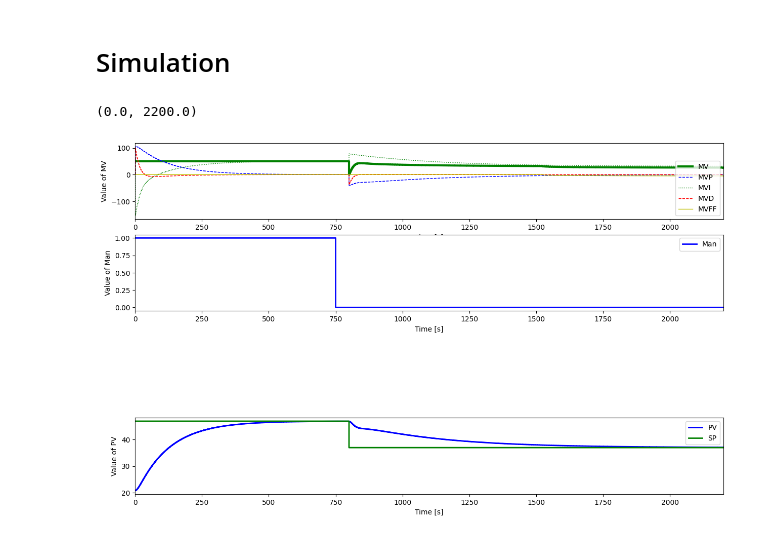
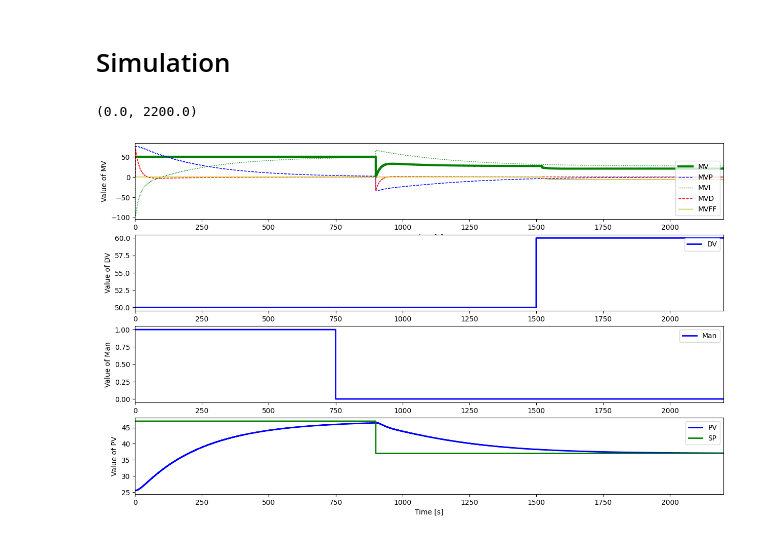
Before and after one commit to CorThibaut/Control-Theory-2024, a Jupyter notebook: Simulation_CLP_PID_FF.ipynb, the cells around one changed output. Saved outputs shown, nothing was run; the diff lists cells and outputs as text; code cells hidden in the pictures.

```diff
--- a/Simulation_CLP_PID_FF.ipynb
+++ b/Simulation_CLP_PID_FF.ipynb
@@ -23,10 +23,10 @@ MV0 = 50
 DV0 = 50
 PV0 = 47
 
-Kp_SOPDTOPT= 0.4306576253666714
-T1_SOPDTOPT= 238.7362471589338
-T2_SOPDTOPT= 15.201603494821217
-Theta_SOPDTOPT= 3.1282416191455016
+Kp= 0.4306576253666714
+T1= 238.7362471589338
+T2= 15.201603494821217
+thetap= 3.1282416191455016
 # Kp_SOPDTOPT= 0.58
 # T1_SOPDTOPT= 130.0
 # T2_SOPDTOPT= 35.0
@@ -41,15 +41,15 @@ thetad = 24.98008542056998
 P = Process({})
 P.parameters['Kp'] = Kp
 P.parameters['Tlead1'] = 0
-P.parameters['Tlag1'] = T1_SOPDTOPT
-P.parameters['Tlag2'] = T2_SOPDTOPT
-P.parameters['theta'] = Theta_SOPDTOPT
+P.parameters['Tlag1'] = T1
+P.parameters['Tlag2'] = T2
+P.parameters['theta'] = thetad
 P.parameters['nInt'] = 0
 
 
 
 gamma = 0.6
-Kc, Ti, Td = IMCTuning(Kp_SOPDTOPT, T1_SOPDTOPT, T2_SOPDTOPT, Theta_SOPDTOPT, gamma, 'SOPDT')
+Kc, Ti, Td = IMCTuning(Kp, T1, T2, thetad, gamma, 'SOPDT')
 
 alpha = 1
 MVMin = 0
@@ -84,7 +84,7 @@ MVMax = 100
 # Scenario 4
 ManPath = {0: True, 750: False, TSim: False}
 MVManPath = {0: MV0, TSim: MV0}
-SPPath = {0: PV0, 800: PV0-10, TSim: PV0-10}
+SPPath = {0: PV0, 900: PV0-10, TSim: PV0-10}
 DVPath = {0: DV0, 1500: DV0+10, TSim : DV0+10}
 ActivateFF = True
 ManFF = False
@@ -125,11 +125,11 @@ for i in range(0,N):
 
     # Feedforward
     Delay_RT(DV - DV0*np.ones_like(DV),np.max([thetad-thetap,0]),Ts,MVFFDelay)
-    LL_RT(MVFFDelay,-(Kd/Kp),T1p,T1d,Ts,MVFFLL1)
+    LL_RT(MVFFDelay,-(Kd/Kp),T1,T1d,Ts,MVFFLL1)
     if ActivateFF:
-        LL_RT(MVFFLL1,1,T2p,T2d,Ts,MVFF)
+        LL_RT(MVFFLL1,1,T2,T2d,Ts,MVFF)
     else:
-        LL_RT(MVFFLL1,0,T2p,T2d,Ts,MVFF)
+        LL_RT(MVFFLL1,0,T2,T2d,Ts,MVFF)
 
     #PID controller
     SelectPath_RT(ManPath,t,Man)
@@ -140,8 +140,8 @@ for i in range(0,N):
 
     #Input-output dynamics P(s)
     Delay_RT(MV,thetap,Ts,MVDelayp,MV0)
-    FO_RT(MVDelayp,Kp,T1p,Ts,PV1p,0)
-    FO_RT(PV1p,1,T2p,Ts,PV2p,0)
+    FO_RT(MVDelayp,Kp,T1,Ts,PV1p,0)
+    FO_RT(PV1p,1,T2,Ts,PV2p,0)
 
     # Disturbance dynamics D(s)
     Delay_RT(DV - DV0*np.ones_like(DV),thetad,Ts,MVDelayd,0)
@@ -152,38 +152,38 @@ for i in range(0,N):
 
 plt.figure(figsize = (15,9))
 
 plt.subplot(4,1,1)
 plt.step(t,MV,'g-',linewidth=3, label='MV',where='post')
 plt.step(t,MVP,'b--',linewidth=1, label='MVP',where='post')
 plt.step(t,MVI,'g:',linewidth=1, label='MVI',where='post')
 plt.step(t,MVD,'r--',linewidth=1, label='MVD',where='post')
 plt.step(t,MVFF,'y-',linewidth=1, label='MVFF',where='post')
 plt.ylabel('Value of MV')
 plt.xlabel('Time [s]')
 plt.legend(loc='lower right')
 plt.xlim([0, TSim])
 
-# plt.subplot(4,1,2)
-# plt.step(t,E,'b-',linewidth=2, label='E',where='post')
-# plt.ylabel('Value of E')
-# plt.xlabel('Time [s]')
-# plt.legend(loc='best')
-# plt.xlim([0, TSim])
+plt.subplot(4,1,2)
+plt.step(t,DV,'b-',linewidth=2, label='DV',where='post')
+plt.ylabel('Value of DV')
+plt.xlabel('Time [s]')
+plt.legend(loc='best')
+plt.xlim([0, TSim])
 
-plt.subplot(4,1,2)
+plt.subplot(4,1,3)
 plt.step(t,Man,'b-',linewidth=2, label='Man',where='post')
 plt.ylabel('Value of Man')
 plt.xlabel('Time [s]')
 plt.legend(loc='best')
 plt.xlim([0, TSim])
 
 plt.subplot(4,1,4)
 plt.step(t,PV,'b-',linewidth=2, label='PV',where='post')
 plt.step(t,SP,'g-',linewidth=2, label='SP',where='post')
 plt.ylabel('Value of PV')
 plt.xlabel('Time [s]')
 plt.legend(loc='best')
 plt.xlim([0, TSim])
 # %% [output]
 (0.0, 2200.0)
-[figure, old version]
+[figure, new version]
```
Also changed, not shown: 3 other files.
